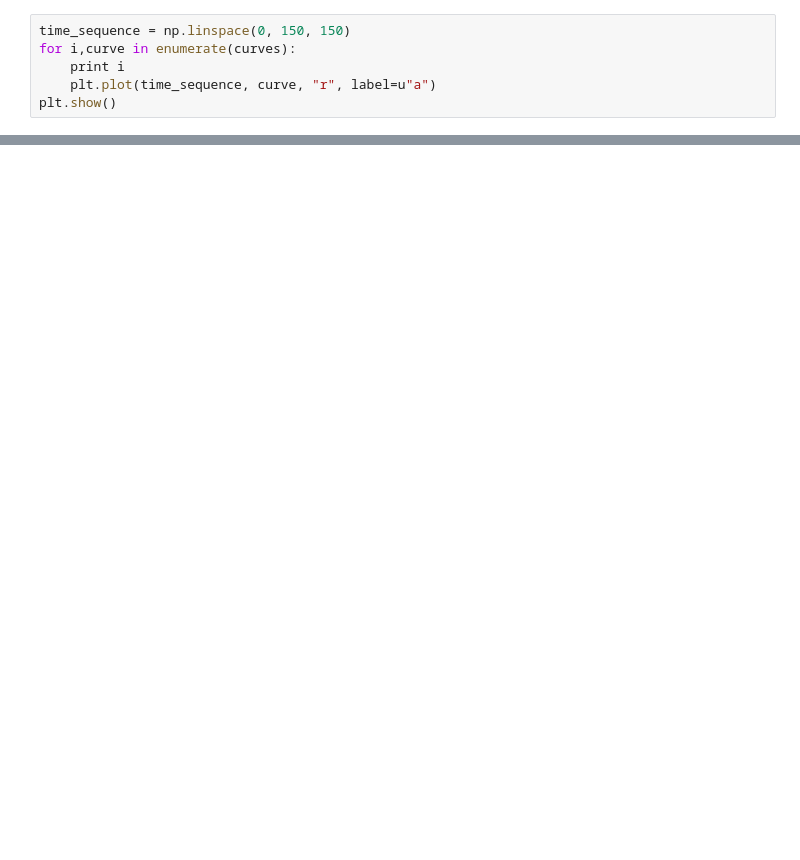
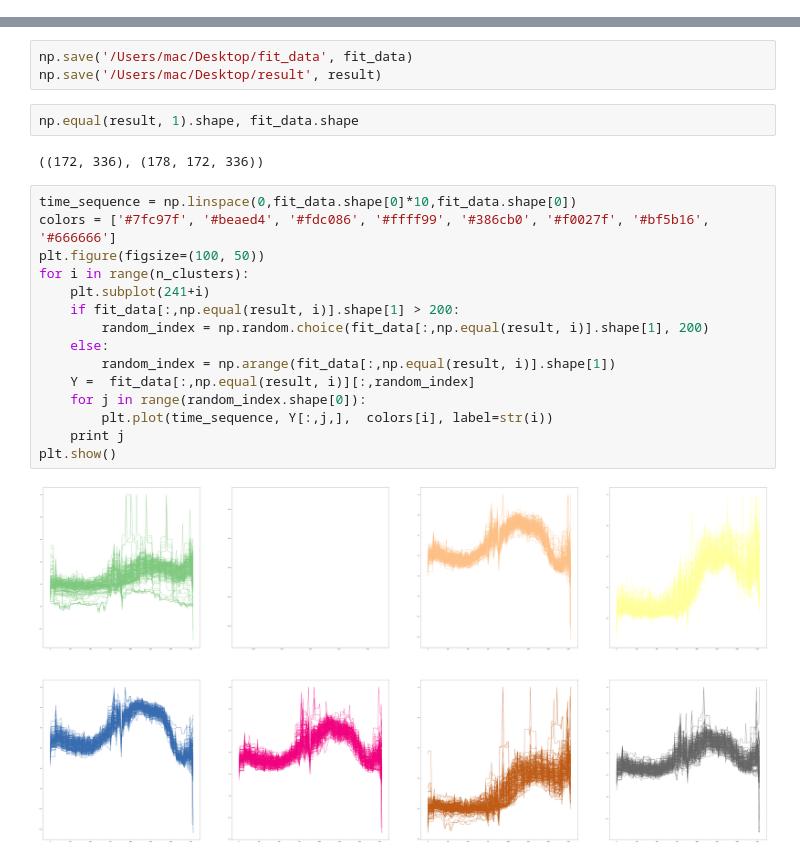
Before and after one commit to korewayume/MLCookbook, a Jupyter notebook: notebooks/ndvi-time-curve.ipynb, the cells around one changed output, grey strips where cells are left out. Cells and saved outputs as stored; diff of their text form; blank space fills up the shorter version.

```diff
--- a/notebooks/ndvi-time-curve.ipynb
+++ b/notebooks/ndvi-time-curve.ipynb
@@ -55,6 +48,0 @@ curves = notNanData[idx,:].tolist()
-# %%
-time_sequence = np.linspace(0, 150, 150)
-for i,curve in enumerate(curves):
-    print i
-    plt.plot(time_sequence, curve, "r", label=u"a")
-plt.show()
@@ -62,0 +99,24 @@ plt.show()
+# %%
+np.save('/Users/mac/Desktop/fit_data', fit_data)
+np.save('/Users/mac/Desktop/result', result)
+# %%
+np.equal(result, 1).shape, fit_data.shape
+# %% [output]
+((172, 336), (178, 172, 336))
+# %%
+time_sequence = np.linspace(0,fit_data.shape[0]*10,fit_data.shape[0])
+colors = ['#7fc97f', '#beaed4', '#fdc086', '#ffff99', '#386cb0', '#f0027f', '#bf5b16', '#666666']
+plt.figure(figsize=(100, 50))
+for i in range(n_clusters):
+    plt.subplot(241+i)
+    if fit_data[:,np.equal(result, i)].shape[1] > 200:
+        random_index = np.random.choice(fit_data[:,np.equal(result, i)].shape[1], 200)
+    else:
+        random_index = np.arange(fit_data[:,np.equal(result, i)].shape[1])
+    Y =  fit_data[:,np.equal(result, i)][:,random_index]
+    for j in range(random_index.shape[0]):
+        plt.plot(time_sequence, Y[:,j,],  colors[i], label=str(i))
+    print j
+plt.show()
+# %% [output]
+[figure, added]
```
Also changed, not shown: parts of 17 cells of this notebook, 3 other files.
